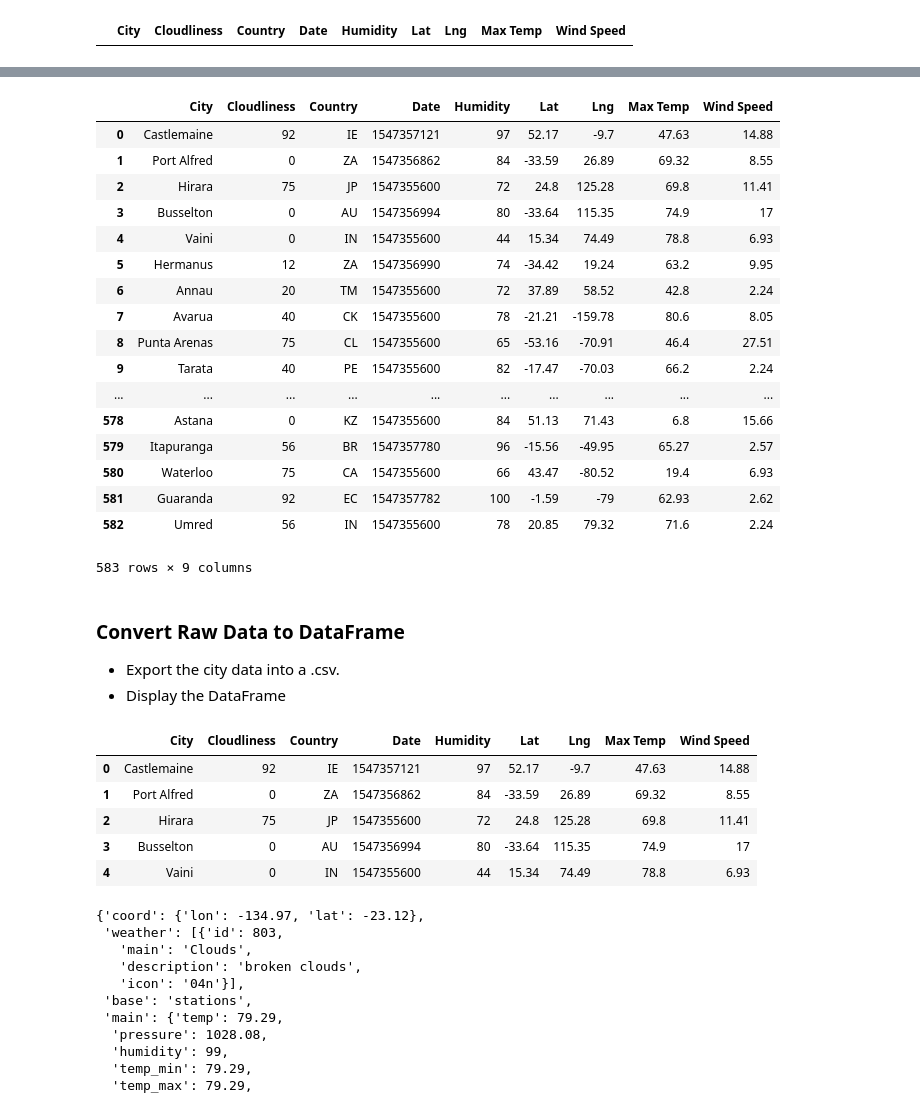
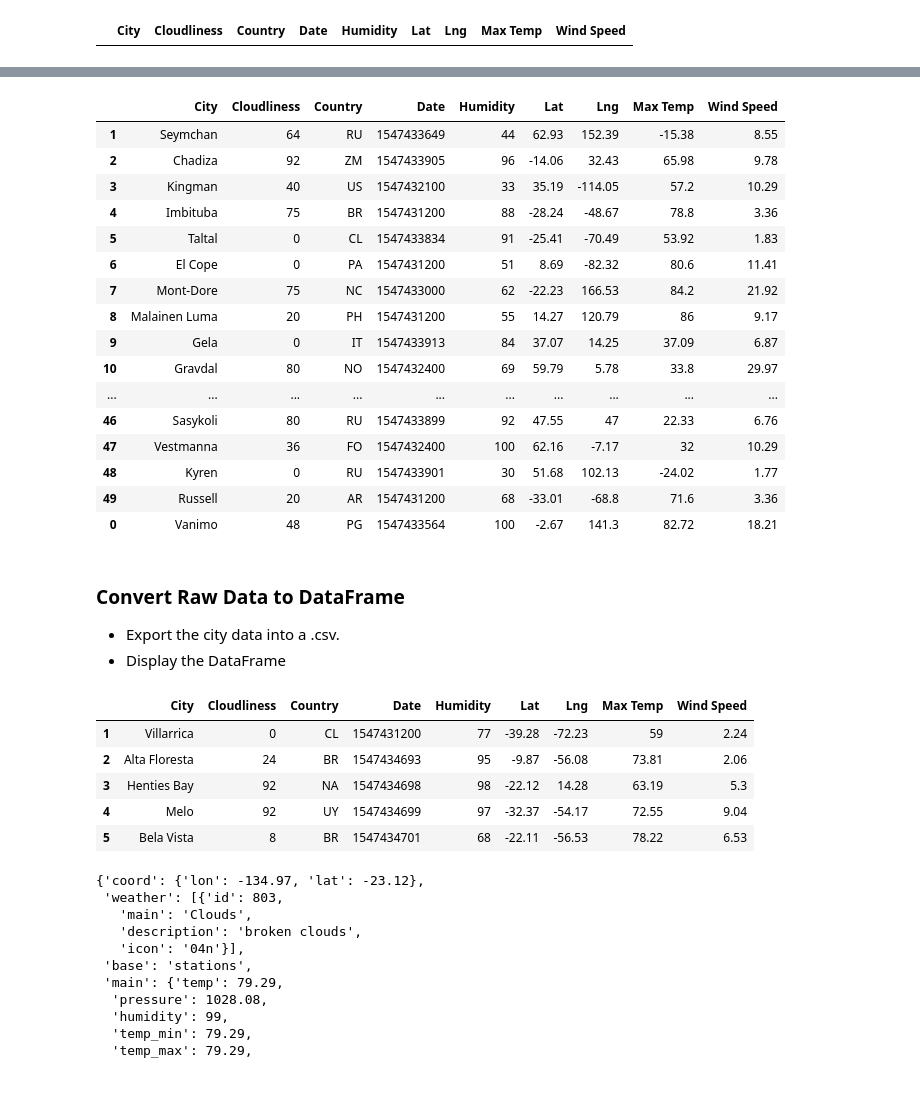
Before and after one commit to ipvirg/WeatherPy, a Jupyter notebook: WeatherPy.ipynb, the cells around one changed output, grey strips where cells are left out. Cells and saved outputs as stored; diff of their text form; code cells hidden in the pictures.

```diff
--- a/WeatherPy.ipynb
+++ b/WeatherPy.ipynb
@@ -72,16 +72,15 @@ cities_df = pd.DataFrame(columns = column_names)
 cities_df
 # %% [output]
 |  | City | Cloudliness | Country | Date | Humidity | Lat | Lng | Max Temp | Wind Speed |
+# %%
+# Loop through and grab the City, Cloudliness, Country, Date, Humidity, Lat, Lng, Max Temp, and Wind Speed using OpenWeatherMapAPI
+sample_size = 500
+row = 0
+record_set = 1
 # %%
-# Loop through and grab the City, Cloudliness, Country, Date, Humidity, Lat, Lng, Max Temp, and Wind Speed using OpenWeatherMapAPI
-print(
-        "Beginning Data Retrieval\n"
-        "-----------------------------\n"
+print("Beginning Data Retrieval\n"
+      "-----------------------------\n"
         )
-
-sample_size = 500
-row = 0
-set = 50
 for city in cities:
     # Call Open Weather Map API to obtain data and append it to df
     query_url = f"{url}appid={api_key}&q={city}&units={units}"
@@ -89,7 +88,8 @@ for city in cities:
     weather_json = weather_response.json()
 
     if weather_json["cod"] == 200:
-        print('Processing Record' + '|' + city + '\n')
+        #print('Processing Record' + '|' + city + '\n')
+        print('Processing Record', row, 'of Set', record_set, '|', city, '\n')
         city_name = weather_json["name"]
         cloud = weather_json["clouds"]["all"]
         country = weather_json["sys"]["country"]
@@ -100,11 +100,10 @@ for city in cities:
         max_temp = weather_json["main"]["temp_max"]
         wind_speed = weather_json["wind"]["speed"]
 
-        # Avoid repeating cities
+        # Append Weather Data without duplicating City
         if city_name not in cities_df.City.values:
             # print('City not found. Skipping...)
             # Append data to df columns
-
             cities_df.at[row,"City"] = city_name
             cities_df.at[row,"Cloudliness"] = cloud
             cities_df.at[row, "Country"] = country
@@ -116,11 +115,19 @@ for city in cities:
             cities_df.at[row, "Wind Speed"] = wind_speed
 
             row += 1
+            if row == 50:
+                record_set += 1
+                row = 0
 
             # Delay 1 sec before next loop
             time.sleep(1)
         else:
             pass
+
+    elif weather_json['cod'] == 404:
+        print('City not found. Skipping...')
+       # row += 1
+
     else:
         pass
 
@@ -152,37 +179,36 @@ Data Retrieval Complete
 cities_df
 # %% [output]
 |  | City | Cloudliness | Country | Date | Humidity | Lat | Lng | Max Temp | Wind Speed |
-| 0 | Castlemaine | 92 | IE | 1547357121 | 97 | 52.17 | -9.7 | 47.63 | 14.88 |
-| 1 | Port Alfred | 0 | ZA | 1547356862 | 84 | -33.59 | 26.89 | 69.32 | 8.55 |
-| 2 | Hirara | 75 | JP | 1547355600 | 72 | 24.8 | 125.28 | 69.8 | 11.41 |
-| 3 | Busselton | 0 | AU | 1547356994 | 80 | -33.64 | 115.35 | 74.9 | 17 |
-| 4 | Vaini | 0 | IN | 1547355600 | 44 | 15.34 | 74.49 | 78.8 | 6.93 |
-| 5 | Hermanus | 12 | ZA | 1547356990 | 74 | -34.42 | 19.24 | 63.2 | 9.95 |
-| 6 | Annau | 20 | TM | 1547355600 | 72 | 37.89 | 58.52 | 42.8 | 2.24 |
-| 7 | Avarua | 40 | CK | 1547355600 | 78 | -21.21 | -159.78 | 80.6 | 8.05 |
-| 8 | Punta Arenas | 75 | CL | 1547355600 | 65 | -53.16 | -70.91 | 46.4 | 27.51 |
-| 9 | Tarata | 40 | PE | 1547355600 | 82 | -17.47 | -70.03 | 66.2 | 2.24 |
+| 1 | Seymchan | 64 | RU | 1547433649 | 44 | 62.93 | 152.39 | -15.38 | 8.55 |
+| 2 | Chadiza | 92 | ZM | 1547433905 | 96 | -14.06 | 32.43 | 65.98 | 9.78 |
+| 3 | Kingman | 40 | US | 1547432100 | 33 | 35.19 | -114.05 | 57.2 | 10.29 |
+| 4 | Imbituba | 75 | BR | 1547431200 | 88 | -28.24 | -48.67 | 78.8 | 3.36 |
+| 5 | Taltal | 0 | CL | 1547433834 | 91 | -25.41 | -70.49 | 53.92 | 1.83 |
+| 6 | El Cope | 0 | PA | 1547431200 | 51 | 8.69 | -82.32 | 80.6 | 11.41 |
+| 7 | Mont-Dore | 75 | NC | 1547433000 | 62 | -22.23 | 166.53 | 84.2 | 21.92 |
+| 8 | Malainen Luma | 20 | PH | 1547431200 | 55 | 14.27 | 120.79 | 86 | 9.17 |
+| 9 | Gela | 0 | IT | 1547433913 | 84 | 37.07 | 14.25 | 37.09 | 6.87 |
+| 10 | Gravdal | 80 | NO | 1547432400 | 69 | 59.79 | 5.78 | 33.8 | 29.97 |
 | ... | ... | ... | ... | ... | ... | ... | ... | ... | ... |
-| 578 | Astana | 0 | KZ | 1547355600 | 84 | 51.13 | 71.43 | 6.8 | 15.66 |
-| 579 | Itapuranga | 56 | BR | 1547357780 | 96 | -15.56 | -49.95 | 65.27 | 2.57 |
-| 580 | Waterloo | 75 | CA | 1547355600 | 66 | 43.47 | -80.52 | 19.4 | 6.93 |
-| 581 | Guaranda | 92 | EC | 1547357782 | 100 | -1.59 | -79 | 62.93 | 2.62 |
-| 582 | Umred | 56 | IN | 1547355600 | 78 | 20.85 | 79.32 | 71.6 | 2.24 |
+| 46 | Sasykoli | 80 | RU | 1547433899 | 92 | 47.55 | 47 | 22.33 | 6.76 |
+| 47 | Vestmanna | 36 | FO | 1547432400 | 100 | 62.16 | -7.17 | 32 | 10.29 |
+| 48 | Kyren | 0 | RU | 1547433901 | 30 | 51.68 | 102.13 | -24.02 | 1.77 |
+| 49 | Russell | 20 | AR | 1547431200 | 68 | -33.01 | -68.8 | 71.6 | 3.36 |
+| 0 | Vanimo | 48 | PG | 1547433564 | 100 | -2.67 | 141.3 | 82.72 | 18.21 |
-583 rows × 9 columns
 # %% [markdown]
 ### Convert Raw Data to DataFrame
 * Export the city data into a .csv.
 * Display the DataFrame
 # %%
-cities_df.to_csv("weatherpy_data.csv", encoding="utf-8", index=False)
+cities_df.to_csv(output_data_file, encoding="utf-8", index=False)
 cities_df.head()
 # %% [output]
 |  | City | Cloudliness | Country | Date | Humidity | Lat | Lng | Max Temp | Wind Speed |
-| 0 | Castlemaine | 92 | IE | 1547357121 | 97 | 52.17 | -9.7 | 47.63 | 14.88 |
-| 1 | Port Alfred | 0 | ZA | 1547356862 | 84 | -33.59 | 26.89 | 69.32 | 8.55 |
-| 2 | Hirara | 75 | JP | 1547355600 | 72 | 24.8 | 125.28 | 69.8 | 11.41 |
-| 3 | Busselton | 0 | AU | 1547356994 | 80 | -33.64 | 115.35 | 74.9 | 17 |
-| 4 | Vaini | 0 | IN | 1547355600 | 44 | 15.34 | 74.49 | 78.8 | 6.93 |
+| 1 | Villarrica | 0 | CL | 1547431200 | 77 | -39.28 | -72.23 | 59 | 2.24 |
+| 2 | Alta Floresta | 24 | BR | 1547434693 | 95 | -9.87 | -56.08 | 73.81 | 2.06 |
+| 3 | Henties Bay | 92 | NA | 1547434698 | 98 | -22.12 | 14.28 | 63.19 | 5.3 |
+| 4 | Melo | 92 | UY | 1547434699 | 97 | -32.37 | -54.17 | 72.55 | 9.04 |
+| 5 | Bela Vista | 8 | BR | 1547434701 | 68 | -22.11 | -56.53 | 78.22 | 6.53 |
 # %%
 weather_json
 # %% [output]
```
Also changed, not shown: parts of 9 cells of this notebook, 10 other files.
